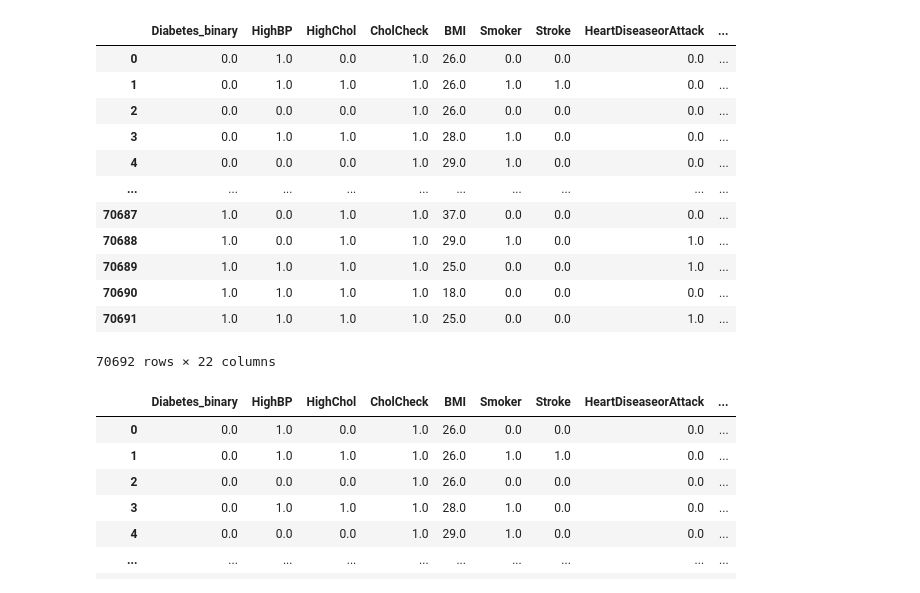
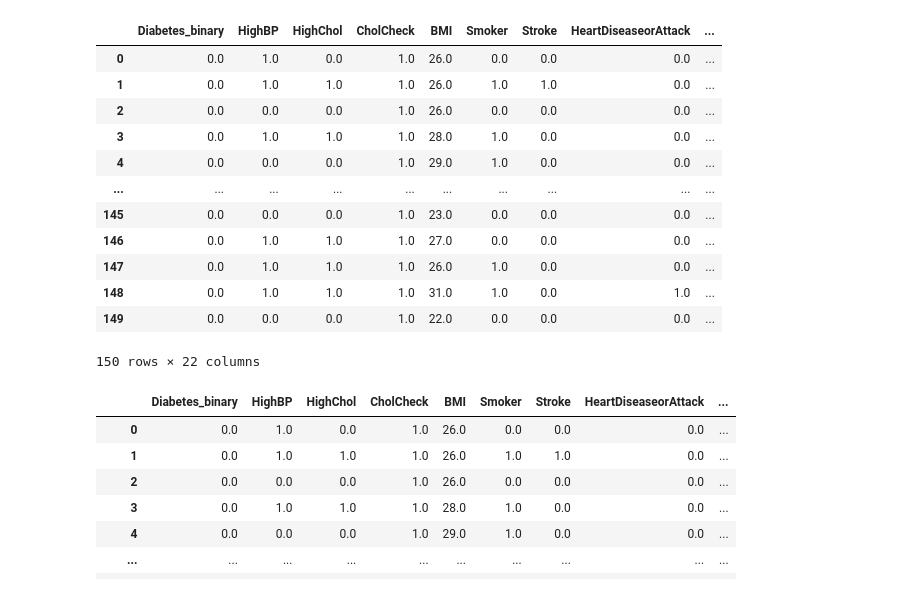
Before and after one commit to rdjames1996/project-4-health-analysis, a Jupyter notebook: Ana/decision_tree_ml_5050split_data.ipynb, the cells around one changed output. Saved outputs shown, nothing was run; the diff lists cells and outputs as text; code cells hidden in the pictures.

```diff
--- a/Ana/decision_tree_ml_5050split_data.ipynb
+++ b/Ana/decision_tree_ml_5050split_data.ipynb
@@ -7,23 +7,23 @@ import numpy as np
 # %%
 # Read in csv file
 #file_path = pd.read_csv(f"/Users/thehazeplace/Desktop/uci/project-4-health-analysis/Resources/diabetes_binary_health_indicators_BRFSS2015.csv")
 
 file_path = pd.read_csv(f"/Users/thehazeplace/Desktop/uci/project-4-health-analysis/Resources/diabetes_binary_5050split_health_indicators_BRFSS2015.csv")
-file_path
+file_path.head(150)
 # %% [output]
 |  | Diabetes_binary | HighBP | HighChol | CholCheck | BMI | Smoker | Stroke | HeartDiseaseorAttack | ... |
 | 0 | 0.0 | 1.0 | 0.0 | 1.0 | 26.0 | 0.0 | 0.0 | 0.0 | ... |
 | 1 | 0.0 | 1.0 | 1.0 | 1.0 | 26.0 | 1.0 | 1.0 | 0.0 | ... |
 | 2 | 0.0 | 0.0 | 0.0 | 1.0 | 26.0 | 0.0 | 0.0 | 0.0 | ... |
 | 3 | 0.0 | 1.0 | 1.0 | 1.0 | 28.0 | 1.0 | 0.0 | 0.0 | ... |
 | 4 | 0.0 | 0.0 | 0.0 | 1.0 | 29.0 | 1.0 | 0.0 | 0.0 | ... |
 | ... | ... | ... | ... | ... | ... | ... | ... | ... | ... |
-| 70687 | 1.0 | 0.0 | 1.0 | 1.0 | 37.0 | 0.0 | 0.0 | 0.0 | ... |
-| 70688 | 1.0 | 0.0 | 1.0 | 1.0 | 29.0 | 1.0 | 0.0 | 1.0 | ... |
-| 70689 | 1.0 | 1.0 | 1.0 | 1.0 | 25.0 | 0.0 | 0.0 | 1.0 | ... |
-| 70690 | 1.0 | 1.0 | 1.0 | 1.0 | 18.0 | 0.0 | 0.0 | 0.0 | ... |
-| 70691 | 1.0 | 1.0 | 1.0 | 1.0 | 25.0 | 0.0 | 0.0 | 1.0 | ... |
+| 145 | 0.0 | 0.0 | 0.0 | 1.0 | 23.0 | 0.0 | 0.0 | 0.0 | ... |
+| 146 | 0.0 | 1.0 | 1.0 | 1.0 | 27.0 | 0.0 | 0.0 | 0.0 | ... |
+| 147 | 0.0 | 1.0 | 1.0 | 1.0 | 26.0 | 1.0 | 0.0 | 0.0 | ... |
+| 148 | 0.0 | 1.0 | 1.0 | 1.0 | 31.0 | 1.0 | 0.0 | 1.0 | ... |
+| 149 | 0.0 | 0.0 | 0.0 | 1.0 | 22.0 | 0.0 | 0.0 | 0.0 | ... |
-70692 rows × 22 columns
+150 rows × 22 columns
 # %%
 # Convert csv to dataframe
 diabetes_df = pd.DataFrame(file_path)
```
Also changed, not shown: parts of 4 cells of this notebook, 4 other files.
